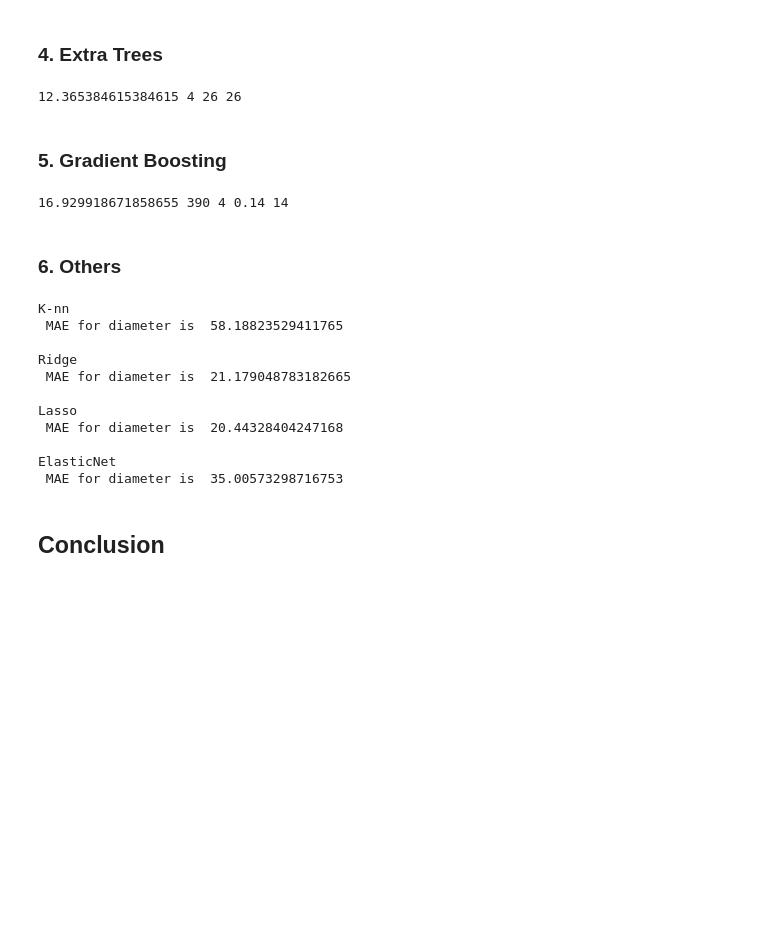
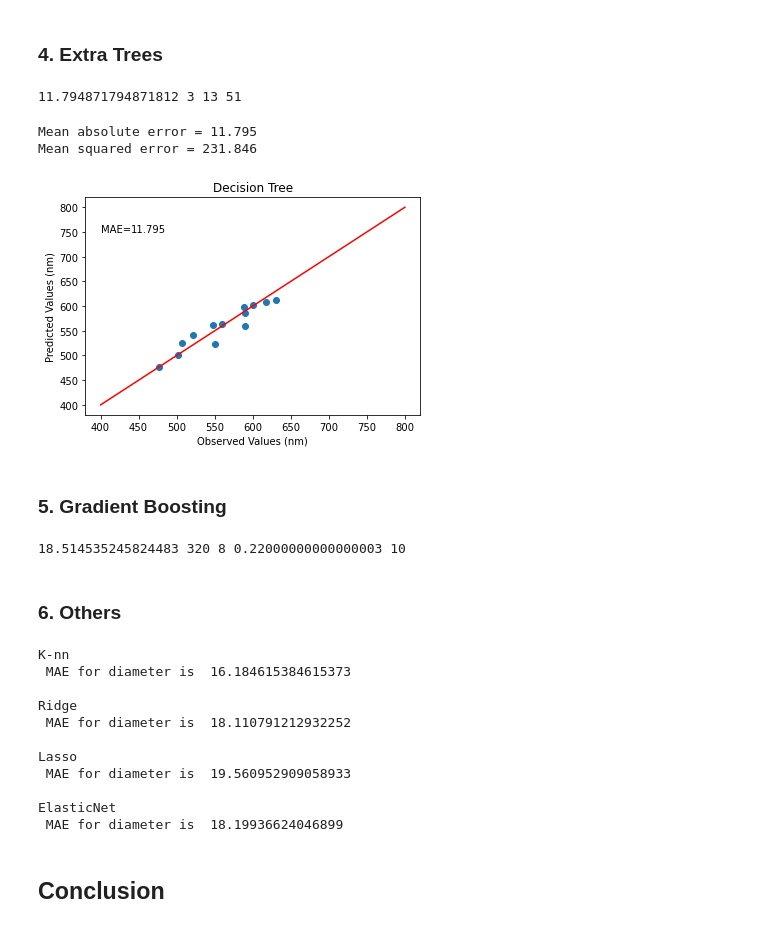
Before and after one commit to Health-Universe/Indium-Phosphide, a Jupyter notebook: notebook/hao/3.1. model hao emission.ipynb, the cells around one changed output. Saved outputs shown, nothing was run; the diff lists cells and outputs as text; code cells hidden in the pictures; blank space fills up the shorter version.

```diff
--- a/notebook/hao/3.1. model hao emission.ipynb
+++ b/notebook/hao/3.1. model hao emission.ipynb
@@ -238,9 +238,9 @@ plt.show()
 
 min_mae = 99999
 min_i, min_j, min_k = 0, 0, 0
-for i in tqdm(range(1, 21)):
+for i in tqdm(range(1, 30)):
     for j in range(1, 30):
-        for k in range(2, 50, 2):
+        for k in range(2, 60, 2):
             RF_regr = RandomForestRegressor(max_depth=i,
                                             n_estimators=j,
                                             max_features=k,
@@ -310,7 +310,33 @@ for i in tqdm(range(1, 34)):
 
 print(min_mae, min_i, min_j, min_k)
 # %% [output]
-12.365384615384615 4 26 26
+11.794871794871812 3 13 51
+# %%
+ET_regr = ExtraTreesRegressor(n_estimators=3,
+                                            max_features=13,
+                                            random_state=51)
+
+ET_regr.fit(X_train, np.ravel(Y_train))
+
+ET_Y_pred = ET_regr.predict(X_test)
+
+ET_mae = mean_absolute_error(Y_test, ET_Y_pred)
+ET_mse = mean_squared_error(Y_test, ET_Y_pred)
+print("Mean absolute error =", round(ET_mae,3), '\n' "Mean squared error =", round(ET_mse,3))
+
+plt.figure()
+plt.title("Decision Tree")
+plt.plot(Y_test, ET_Y_pred, 'o')
+plt.xlabel('Observed Values (nm)')
+plt.ylabel('Predicted Values (nm)')
+plt.plot([400,800],[400,800], color = 'r')
+plt.text(400, 750, 'MAE=' , fontdict=None)
+plt.text(440, 750, round(ET_mae,3) , fontdict=None)
+plt.show()
+# %% [output]
+Mean absolute error = 11.795
+Mean squared error = 231.846
+[figure, added]
 # %% [markdown]
 ### 5. Gradient Boosting
 # %%
@@ -334,7 +360,7 @@ for i in tqdm(range(320, 400, 10)):
 
 print(min_mae, min_i, min_j, min_k, min_l)
 # %% [output]
-16.929918671858655 390 4 0.14 14
+18.514535245824483 320 8 0.22000000000000003 10
 # %%
 GB_regr = GradientBoostingRegressor(n_estimators=540, max_depth=4, learning_rate=0.18, random_state=67)
 
@@ -378,16 +404,16 @@ for name, reg in REGRESSIONS.items():
     print(' MAE for diameter is ', mae, '\n')
 # %% [output]
 K-nn
- MAE for diameter is  58.18823529411765
+ MAE for diameter is  16.184615384615373
 
 Ridge
- MAE for diameter is  21.179048783182665
+ MAE for diameter is  18.110791212932252
 
 Lasso
- MAE for diameter is  20.44328404247168
+ MAE for diameter is  19.560952909058933
 
 ElasticNet
- MAE for diameter is  35.00573298716753
+ MAE for diameter is  18.19936624046899
 # %% [markdown]
 ## Conclusion
 # %% [markdown]
```
Also changed, not shown: parts of 4 cells of this notebook, 7 other files.
